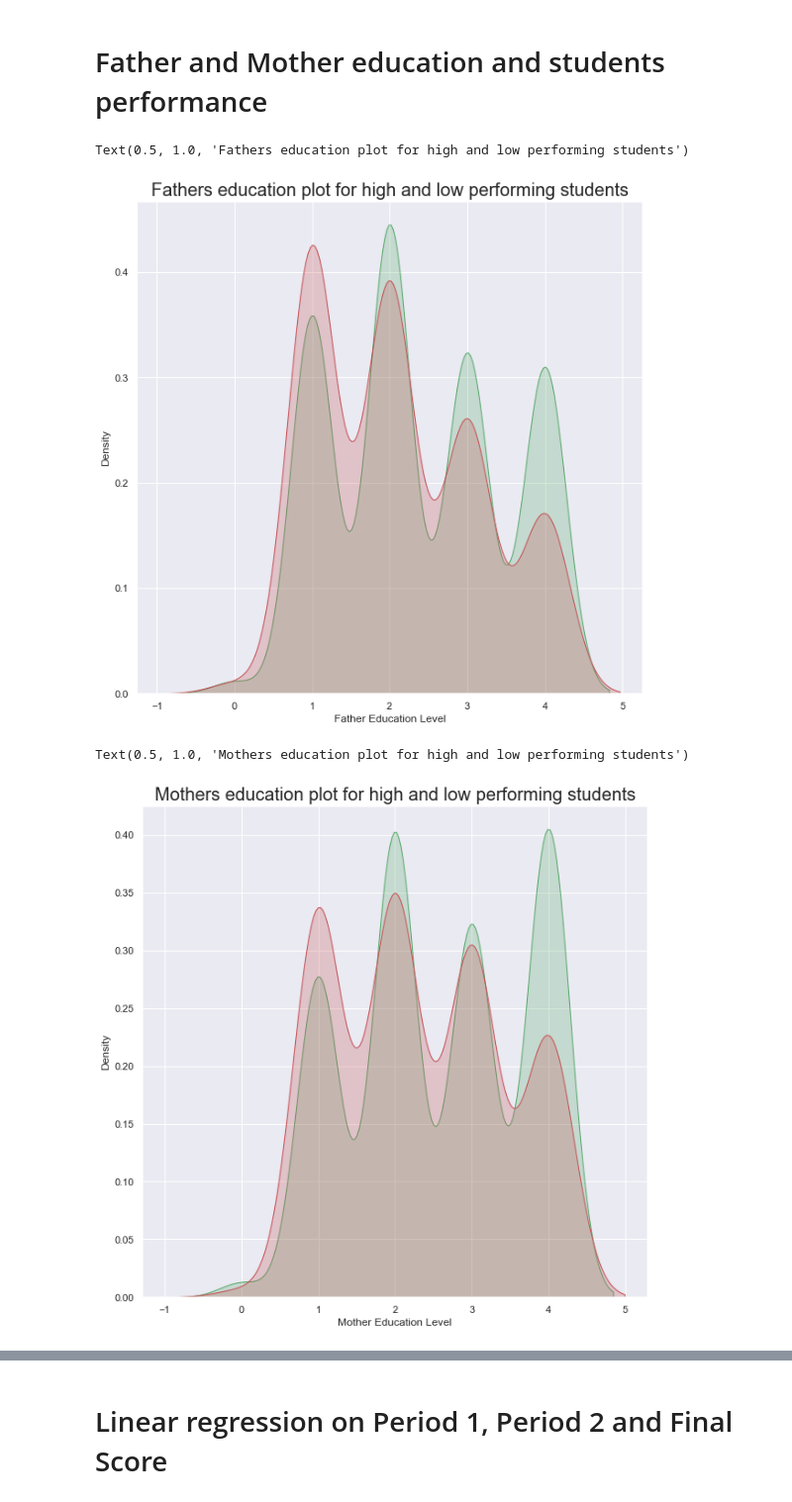
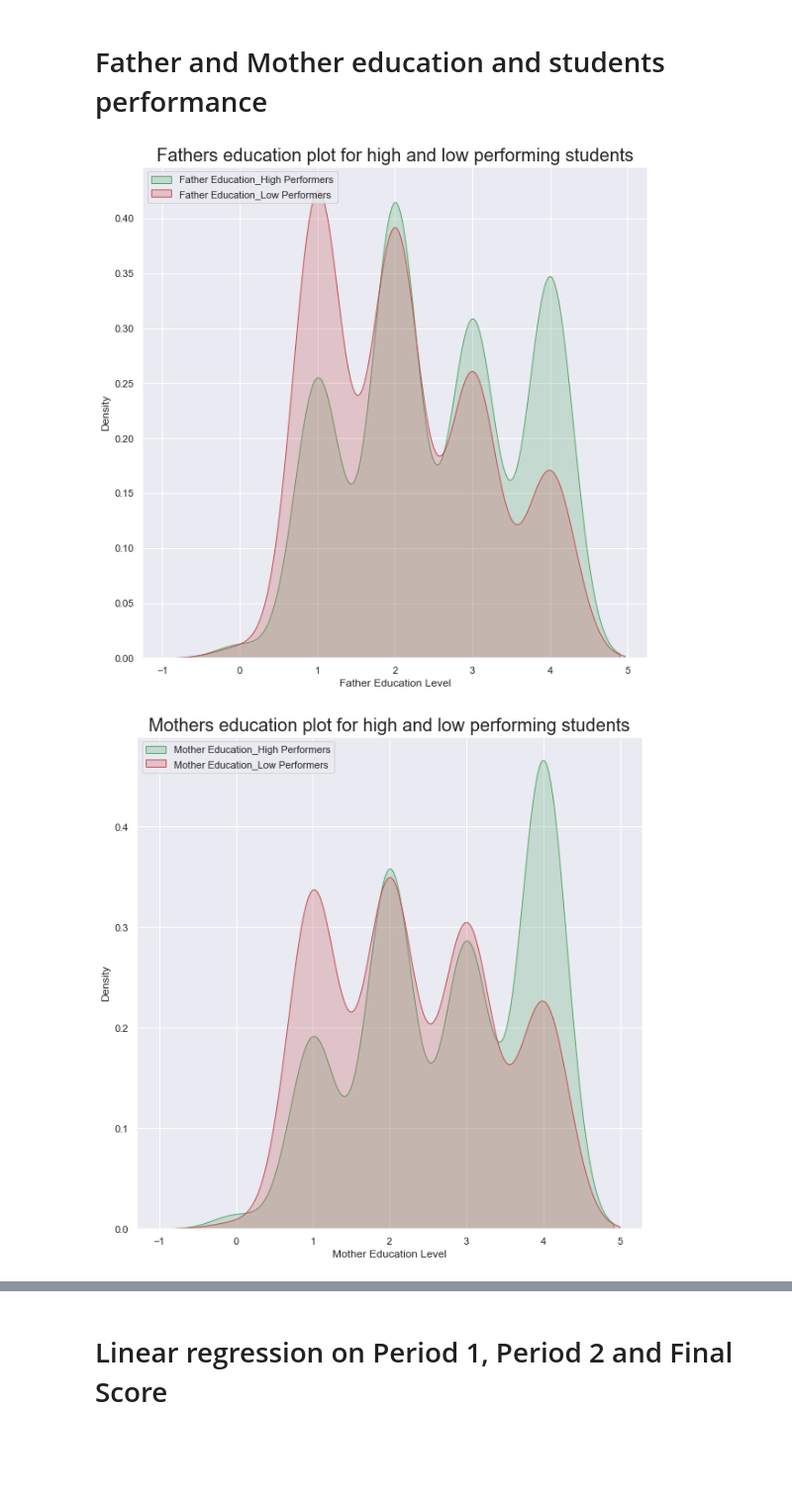
Before and after one commit to lekshmicnair/Final-Project, a Jupyter notebook: machine_learning_student_analysis.ipynb, the cells around one changed output, grey strips where cells are left out. Shown at 99% size. Cells and saved outputs as stored; diff of their text form; code cells hidden in the pictures; blank space fills up the shorter version.

Commit message:
Analysis and new visualizations

```diff
--- a/machine_learning_student_analysis.ipynb
+++ b/machine_learning_student_analysis.ipynb
@@ -336,6 +329,5 @@ plt.show()
 # %%
 # create highest grade student dataframe
-high_df = student_data_df.loc[student_data_df.final_letter_grade != 'A+']
+high_df = student_data_df.loc[student_data_df.final_letter_grade != 'F']
 # create lowest score student dataframe
 low_df = student_data_df.loc[student_data_df.final_letter_grade == 'F']
-low_df
@@ -359,22 +337,24 @@ low_df
 # Father education level(numeric:  1 - very low to 5 - very high)
 # Plot high and low performers and fathers education
 plt.figure(figsize=(10,10))
-sns.kdeplot(high_df['father_education'],fill=True, color="g")
-sns.kdeplot(low_df['father_education'], fill=True, color="r")
+sns.kdeplot(high_df['father_education'],fill=True, color="g",label="Father Education_High Performers")
+sns.kdeplot(low_df['father_education'], fill=True, color="r",label="Father Education_Low Performers")
 plt.xlabel('Father Education Level')
 plt.title('Fathers education plot for high and low performing students', fontsize=20)
+plt.legend(loc='upper left')
+plt.savefig ('Visualizations/father_edu.png')
 # %% [output]
-Text(0.5, 1.0, 'Fathers education plot for high and low performing students')
-[figure, old version]
+[figure, new version]
 # %%
 # Mother education level(numeric: 1 - very low to 5 - very high)
 # Plot high and low performers and mothers education
 plt.figure(figsize=(10,10))
-sns.kdeplot(high_df['mother_education'],fill=True, color="g")
-sns.kdeplot(low_df['mother_education'],fill=True, color="r")
+sns.kdeplot(high_df['mother_education'],fill=True, color="g",label="Mother Education_High Performers")
+sns.kdeplot(low_df['mother_education'],fill=True, color="r",label="Mother Education_Low Performers")
 plt.xlabel('Mother Education Level')
 plt.title('Mothers education plot for high and low performing students', fontsize=20)
+plt.legend(loc='upper left')
+plt.savefig ('Visualizations/mother_edu.png')
 # %% [output]
-Text(0.5, 1.0, 'Mothers education plot for high and low performing students')
-[figure, old version]
+[figure, new version]
 # %% [markdown]
```
Also changed, not shown: parts of 24 cells of this notebook, 20 other files.
